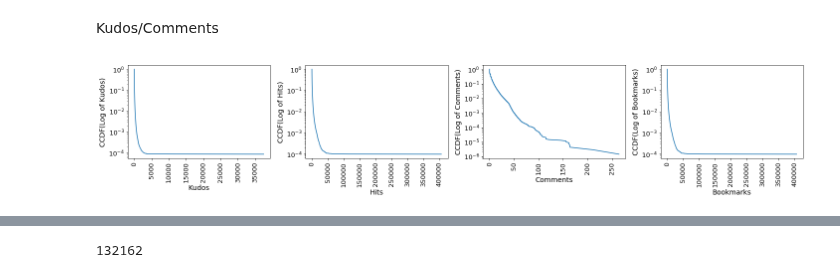
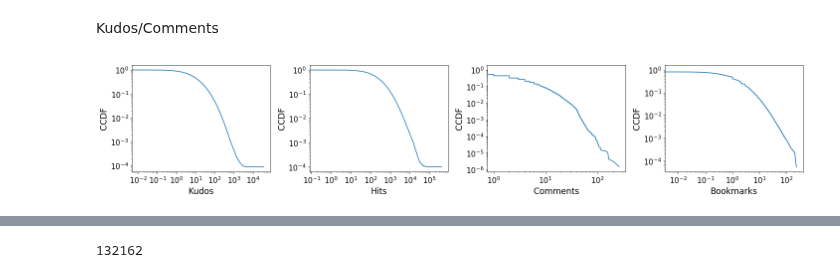
Before and after one commit to yzjing/ao3_old, a Jupyter notebook: exps/20171113_descriptive/descriptive.ipynb, the cells around one changed output, grey strips where cells are left out. Cells and saved outputs as stored; diff of their text form; code cells hidden in the pictures.

```diff
--- a/exps/20171113_descriptive/descriptive.ipynb
+++ b/exps/20171113_descriptive/descriptive.ipynb
@@ -187,58 +192,58 @@ plt.subplot(1, 4, 1)
 X = sorted(x1, reverse=True)
 N = len(X)
 Y = np.linspace( 1/N, 1, num=N)
-plt.semilogy(X,Y)
-plt.xticks(rotation=90,fontsize='13')
-plt.yticks(fontsize='13')
-plt.xlabel('Kudos',fontsize = '14')
-plt.ylabel("CCDF(Log of Kudos)", fontsize='14')
+plt.loglog(X,Y)
+plt.xticks(fontsize='15')
+plt.yticks(fontsize='15')
+plt.xlabel('Kudos',fontsize = '17')
+plt.ylabel("CCDF", fontsize='17')
 
 
 plt.subplot(1, 4, 2)
 
 # X = np.log10(sorted(x1))
 # N = len(X)
 # plt.step(X[::-1], np.arange(X.size)/N)
 
 
 plt.subplot(1, 4, 2)
 
 X = sorted(x2, reverse=True)
 N = len(X)
 Y = np.linspace( 1/N, 1, num=N)
-plt.semilogy(X,Y, label='Hits')
-plt.xticks(rotation=90,fontsize='13')
-plt.yticks(fontsize='13')
-plt.xlabel('Hits',fontsize = '14')
-plt.ylabel("CCDF(Log of Hits)", fontsize='14')
+plt.loglog(X,Y, label='Hits')
+plt.xticks(fontsize='15')
+plt.yticks(fontsize='15')
+plt.xlabel('Hits',fontsize = '17')
+plt.ylabel("CCDF", fontsize='17')
 
 plt.subplot(1, 4, 3)
 
 X = sorted(x3, reverse=True)
 N = len(X)
 Y = np.linspace( 1/N, 1, num=N)
-plt.semilogy(X,Y, label='Comments')
-plt.xticks(rotation=90,fontsize='13')
-plt.yticks(fontsize='13')
-plt.xlabel('Comments',fontsize = '14')
-plt.ylabel("CCDF(Log of Comments)", fontsize='14')
+plt.loglog(X,Y, label='Comments')
+plt.xticks(fontsize='15')
+plt.yticks(fontsize='15')
+plt.xlabel('Comments',fontsize = '17')
+plt.ylabel("CCDF", fontsize='17')
 
 plt.subplot(1, 4, 4)
 
-X = sorted(x2, reverse=True)
+X = sorted(x4, reverse=True)
 N = len(X)
 Y = np.linspace( 1/N, 1, num=N)
-plt.semilogy(X,Y, label='Bookmarks')
-plt.xticks(rotation=90,fontsize='13')
-plt.yticks(fontsize='13')
-plt.xlabel('Bookmarks',fontsize = '14')
-plt.ylabel("CCDF(Log of Bookmarks)", fontsize='14')
+plt.loglog(X,Y, label='Bookmarks')
+plt.xticks(fontsize='15')
+plt.yticks(fontsize='15')
+plt.xlabel('Bookmarks',fontsize = '17')
+plt.ylabel("CCDF", fontsize='17')
 
 
 plt.tight_layout()
 plt.savefig('kudos_comments_hits_bookmarks_ccdf.pdf', type='pdf')
 # %% [output]
-[figure, old version]
+[figure, new version]
 # %%
 def create_timewindow(timelist, window_len):
     idx = 0
```
Also changed, not shown: parts of 3 cells of this notebook, 2 other files.
